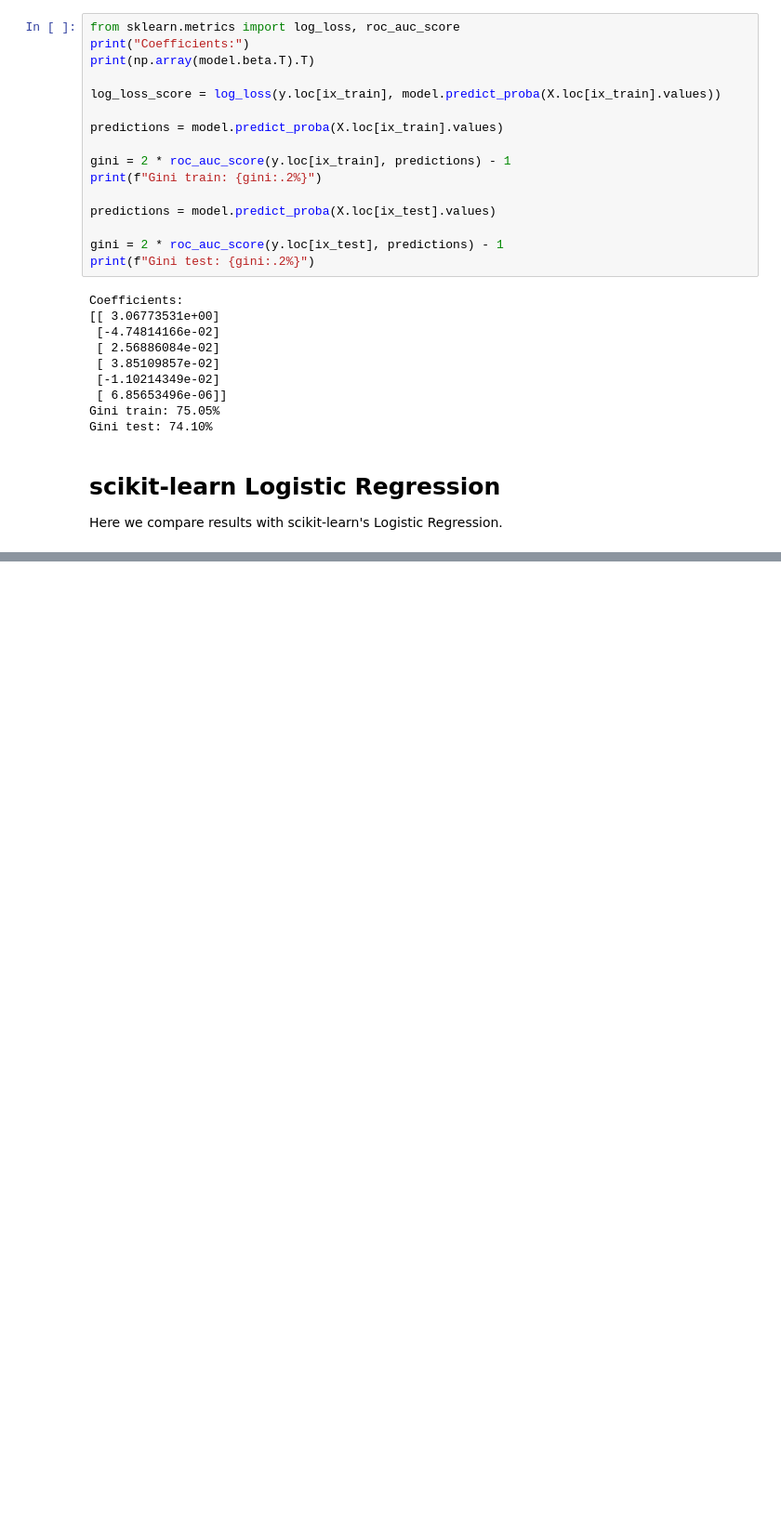
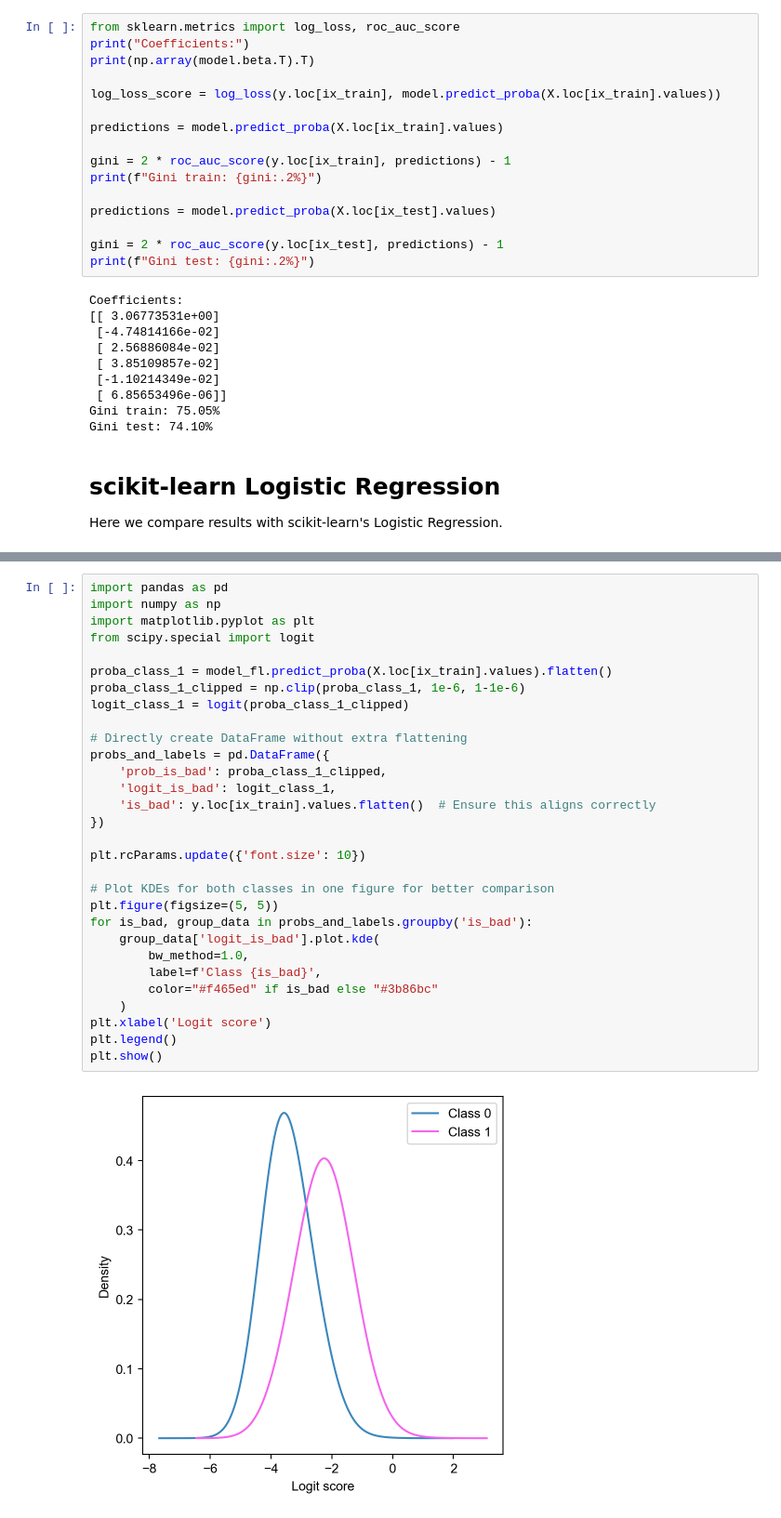
Before and after one commit to deburky/calibration, a Jupyter notebook: loss-functions/fisher-scoring.ipynb, the cells around one changed output, grey strips where cells are left out. Shown at 93% size. Drawn from its saved outputs; the diff is of its cells as text; blank space fills up the shorter version.

```diff
--- a/loss-functions/fisher-scoring.ipynb
+++ b/loss-functions/fisher-scoring.ipynb
@@ -307,0 +440,32 @@ plt.show()
+# %%
+import pandas as pd
+import numpy as np
+import matplotlib.pyplot as plt
+from scipy.special import logit
+
+proba_class_1 = model_fl.predict_proba(X.loc[ix_train].values).flatten()
+proba_class_1_clipped = np.clip(proba_class_1, 1e-6, 1-1e-6)
+logit_class_1 = logit(proba_class_1_clipped)
+
+# Directly create DataFrame without extra flattening
+probs_and_labels = pd.DataFrame({
+    'prob_is_bad': proba_class_1_clipped,
+    'logit_is_bad': logit_class_1,
+    'is_bad': y.loc[ix_train].values.flatten()  # Ensure this aligns correctly
+})
+
+plt.rcParams.update({'font.size': 10})
+
+# Plot KDEs for both classes in one figure for better comparison
+plt.figure(figsize=(5, 5))
+for is_bad, group_data in probs_and_labels.groupby('is_bad'):
+    group_data['logit_is_bad'].plot.kde(
+        bw_method=1.0,
+        label=f'Class {is_bad}',
+        color="#f465ed" if is_bad else "#3b86bc"
+    )
+plt.xlabel('Logit score')
+plt.legend()
+plt.show()
+# %% [output]
+[figure, added]
```
Also changed, not shown: parts of 12 cells of this notebook.
